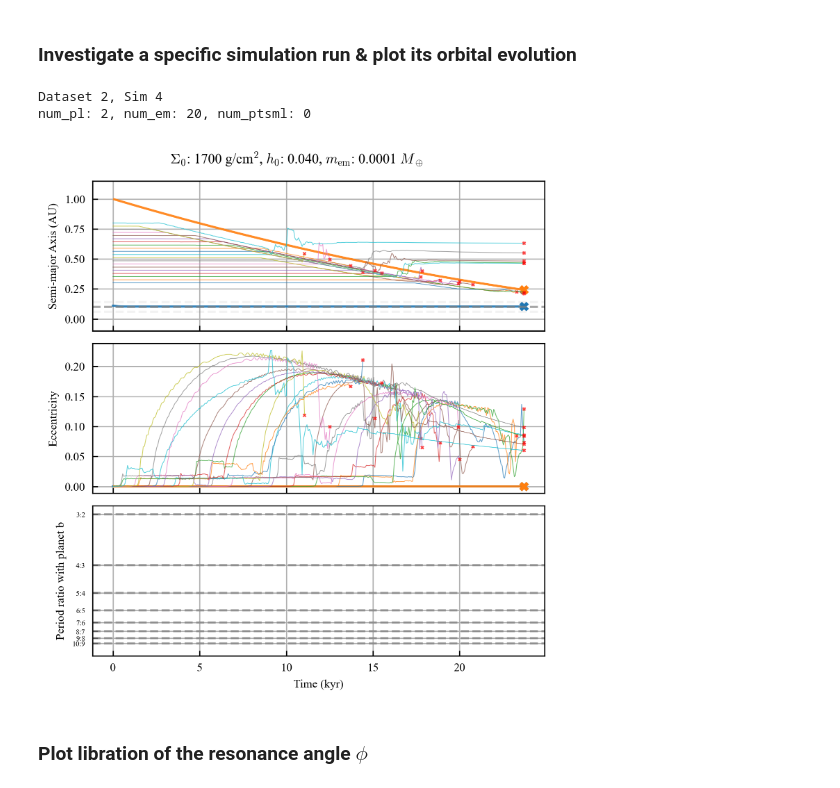
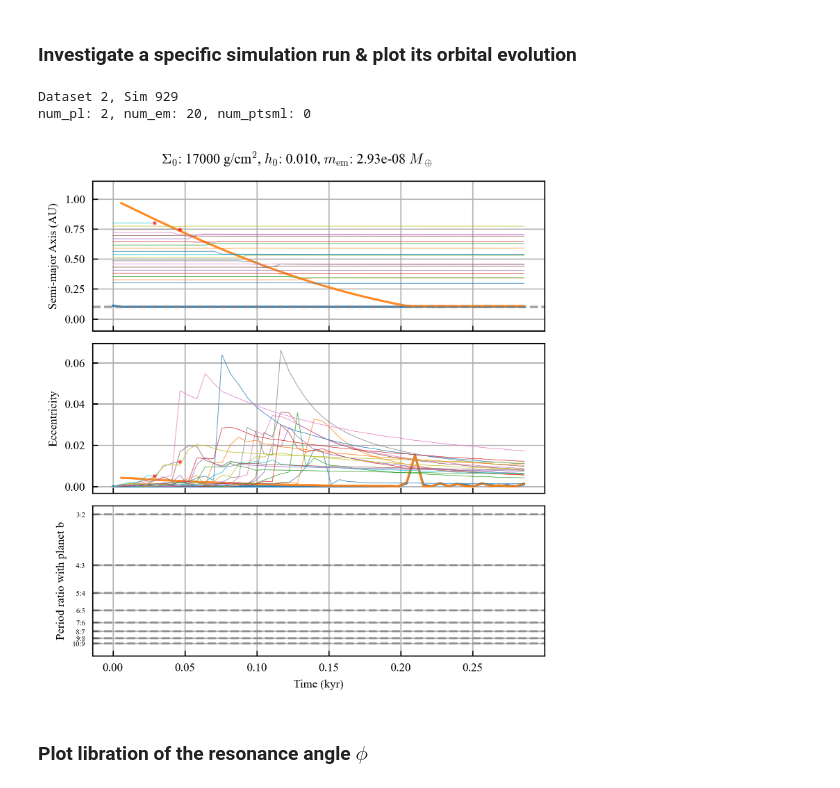
Before and after one commit to dchen10Git/uh-ifa-reu-2026, a Jupyter notebook: analyze_one_sim.ipynb, the cells around one changed output. Cells and saved outputs as stored; diff of their text form; code cells hidden in the pictures.

```diff
--- a/analyze_one_sim.ipynb
+++ b/analyze_one_sim.ipynb
@@ -360,39 +360,39 @@ def plot_system(saved_sim, elements, num_pl, num_em, num_ptsml, t_units='kyr'):
     # plt.savefig("Figures/orbital_evo.svg", bbox_inches="tight")
 
 dataset_id = 2
-sim_id = 4
+sim_id = 929
 
 elements = ['a',
             'e',
             'P_ratio_em_b',
             # 'P_ratio_em_c',
         ]
 
 for sim_id in range(sim_id, sim_id+1, 1):
 # for sim_id in inside_d:
     base_dir = Path.cwd()
     file_path = base_dir.parent / f"sim_results/dataset{dataset_id}" / f"sim{sim_id}.h5"
 
     try:
         saved_sim = reb_sims.load_simulation_run(file_path)
     except FileNotFoundError:
         print(f"Sim {sim_id} not found")
         continue
 
     sim_data, metadata = saved_sim
     m_star = metadata['m_star']
     rock_names = list(sim_data.keys())
     rocks = {p: sim_data[p] for p in rock_names}
     num_pl, num_em, num_ptsml = metadata['num_pl'], metadata['num_em'], metadata['num_ptsml']
 
     print(f"Dataset {dataset_id}, Sim {sim_id}")
     print(f"num_pl: {metadata['num_pl']}, num_em: {metadata['num_em']}, num_ptsml: {metadata['num_ptsml']}")
 
     plot_system(saved_sim, elements, num_pl, num_em, num_ptsml)
 # %% [output]
-Dataset 2, Sim 4
+Dataset 2, Sim 929
 num_pl: 2, num_em: 20, num_ptsml: 0
-[figure, old version]
+[figure, new version]
 # %% [markdown]
 ### Plot libration of the resonance angle $\phi$
 # %%
```
Also changed, not shown: 3 other files.
